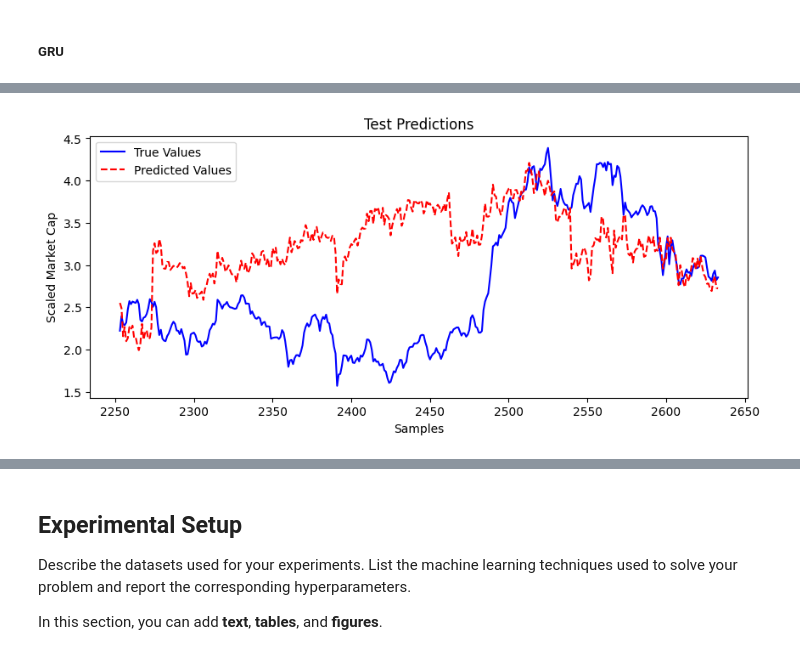
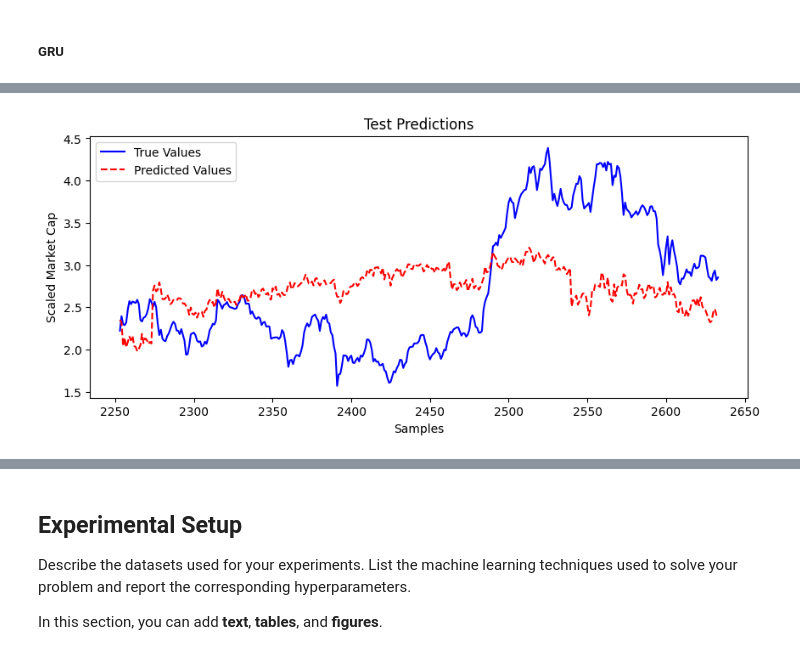
Before and after one commit to KhalilGarali/Crypto-MarketCap-Forecast-Based-On-SP500, a Jupyter notebook: main.ipynb, the cells around one changed output, grey strips where cells are left out. Drawn from its saved outputs; the diff is of its cells as text; code cells hidden in the pictures.

```diff
--- a/main.ipynb
+++ b/main.ipynb
@@ -936,14 +1056,14 @@ def train_model(
 # %%
-class ANNCryptoMarketCapPredictor(nn.Module):
+class ANNModel(nn.Module):
     def __init__(self, input_size: int, output_size: int = 1, dropout_rate: float = 0.0) -> None:
         super().__init__()
         self.dropout_rate = dropout_rate
         self.dropout = nn.Dropout(dropout_rate)
         self.model = nn.Sequential(
-            nn.Linear(input_size, 8),
+            nn.Linear(input_size, 16),
             nn.ReLU(),
-            # nn.Linear(128, 64),
-            # nn.ReLU(),
+            nn.Linear(16, 8),
+            nn.ReLU(),
             # nn.Linear(32, 8),
             # nn.ReLU(),
             nn.Linear(8, output_size)
@@ -1102,7 +1198,7 @@ Let us now test RNN models such that LSTMs and Transformers.
 ##### LSTM
 # %%
 class LSTMModel(nn.Module):
-    def __init__(self, input_size, hidden_size, num_layers, output_size, dropout=0.2):
+    def __init__(self, input_size, hidden_size, num_layers, output_size, dropout=0.0):
         super(LSTMModel, self).__init__()
         self.hidden_size = hidden_size
         self.num_layers = num_layers
@@ -1202,12 +1290,11 @@ Epoch [250/250] ==> Train Loss: 0.0435, Val Loss: 0.0736
 ##### GRU
 # %%
 class GRUModel(nn.Module):
-    def __init__(self, input_size, hidden_size, num_layers, output_size, dropout=0.2):
+    def __init__(self, input_size, hidden_size, num_layers, output_size=1, dropout=0.0):
         super(GRUModel, self).__init__()
         self.hidden_size = hidden_size
         self.num_layers = num_layers
 
-        # Define GRU layer
         self.gru = nn.GRU(
             input_size=input_size,
             hidden_size=hidden_size,
@@ -1216,7 +1303,6 @@ class GRUModel(nn.Module):
             dropout=dropout if num_layers > 1 else 0
         )
 
-        # Fully connected output layer
         self.fc = nn.Linear(hidden_size, output_size)
 
     def forward(self, x):
@@ -1230,43 +1316,36 @@ class GRUModel(nn.Module):
         out = self.fc(out[:, -1, :])  # (batch, output_size)
         return out
 # %%
-# Hyperparameters
-input_size = X_train.shape[1]  # Number of features
-hidden_size = 64               # Size of GRU hidden layers
-num_layers = 2                 # Number of GRU layers
-output_size = 1                # Output dimension
-dropout = 0.2                  # Dropout rate
-lr = 0.001                     # Learning rate
-epochs = 250                    # Number of training epochs
-
-# Initialize GRU model
+#1. Initialize GRU model
 gru_model = GRUModel(
     input_size=input_size,
     hidden_size=hidden_size,
     num_layers=num_layers,
-    output_size=output_size,
-    dropout=dropout
-)
-criterion = nn.MSELoss()
-optimizer = optim.Adam(gru_model.parameters(), lr=lr)
-
-# Prepare data - Add sequence dimension (batch, seq_len=1, features)
-X_train_tensor = torch.tensor(X_train, dtype=torch.float32).unsqueeze(1)
-y_train_tensor = torch.tensor(y_train, dtype=torch.float32)
-X_val_tensor = torch.tensor(X_val, dtype=torch.float32).unsqueeze(1)
-y_val_tensor = torch.tensor(y_val, dtype=torch.float32)
-X_test_tensor = torch.tensor(X_test, dtype=torch.float32).unsqueeze(1)
-y_test_tensor = torch.tensor(y_test, dtype=torch.float32)
-
-# Train the model
-train_losses, val_losses = train_model(
-    gru_model, criterion, optimizer,
-    X_train_tensor, y_train_tensor,
-    X_val_tensor, y_val_tensor,
-    epochs, print_every=50
+    dropout=dropout_rate
 )
 
-# Evaluate the model
+#2. Define loss function and optimizer
+criterion = nn.MSELoss()
+optimizer = optim.Adam(gru_model.parameters(), lr=lr/10)
+
+#3. Reshape data for gru (needs [batch, seq_len, features])
+# Since we're doing single-step prediction, seq_len=1
+X_train_tensor = torch.tensor(X_train, dtype=torch.float32).unsqueeze(1)
+X_val_tensor = torch.tensor(X_val, dtype=torch.float32).unsqueeze(1)
+X_test_tensor = torch.tensor(X_test, dtype=torch.float32).unsqueeze(1)
+
+#4. Train the model
+train_losses, val_losses = train_model(
+    model=gru_model,
+    criterion=criterion,
+    optimizer=optimizer,
+    X_train=X_train_tensor,
+    y_train=y_train_tensor,
+    X_val=X_val_tensor,
+    y_val=y_val_tensor,
+)
+
+#5. Evaluate the model on train, validation, and test sets
 gru_model.eval()
 with torch.no_grad():
     train_pred = gru_model(X_train_tensor)
@@ -1277,12 +1356,10 @@ with torch.no_grad():
     val_metrics = evaluate_model(y_val_tensor.numpy(), val_pred)
     test_metrics = evaluate_model(y_test_tensor.numpy(), test_pred)
 
-# Print metric results
-print_evaluation_metric_results(train_metrics, "Training")
-print_evaluation_metric_results(val_metrics, "Validation")
-print_evaluation_metric_results(test_metrics, "Test")
+#6. Print metric results
+print_combined_evaluation_metrics(train_metrics, val_metrics, test_metrics)
 
-# Plot predictions and loss curves
+#7. Plot predictions and loss curves
 plot_predictions(y_train, train_pred.squeeze().numpy(), TRAIN_INDICES, "Training Predictions")
 plot_predictions(y_val, val_pred.squeeze().numpy(), VAL_INDICES, "Validation Predictions")
 plot_predictions(y_test, test_pred.squeeze().numpy(), TEST_INDICES, "Test Predictions")
@@ -1310 +1383 @@ Epoch [250/250] ==> Train Loss: 0.0465, Val Loss: 0.0728
-[figure, old version]
+[figure, new version]
```
Also changed, not shown: parts of 20 cells of this notebook.
